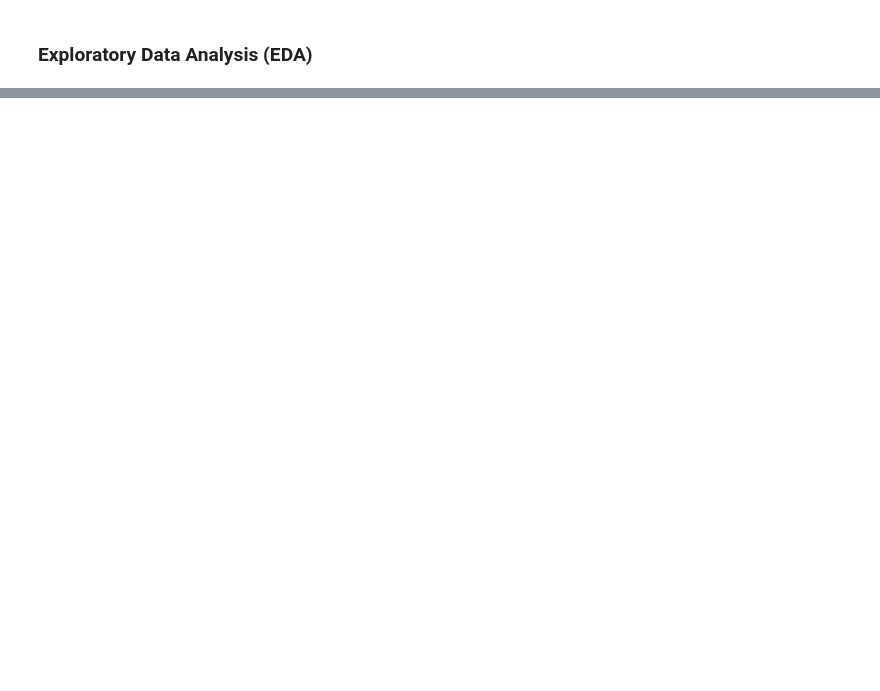
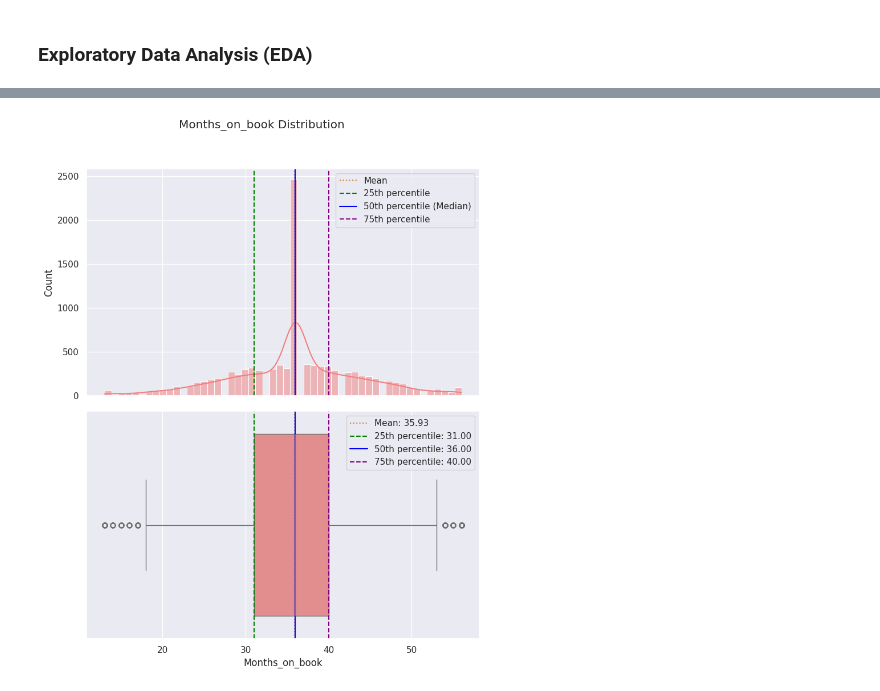
Before and after one commit to Rajesh2015/credit-card-user-churn-prediction, a Jupyter notebook: credit-card-churn-solution.ipynb, the cells around one changed output, grey strips where cells are left out. Drawn from its saved outputs; the diff is of its cells as text; code cells hidden in the pictures; blank space fills up the shorter version.

```diff
--- a/credit-card-churn-solution.ipynb
+++ b/credit-card-churn-solution.ipynb
@@ -1028,0 +1045,4 @@ Name: proportion, dtype: float64
+# %%
+plot_histogram_and_boxplot(df_encod,'Months_on_book',xlabel='Months_on_book',ylabel='Count',title='Months_on_book Distribution');
+# %% [output]
+[figure, added]
```
Also changed, not shown: parts of 15 cells of this notebook.
